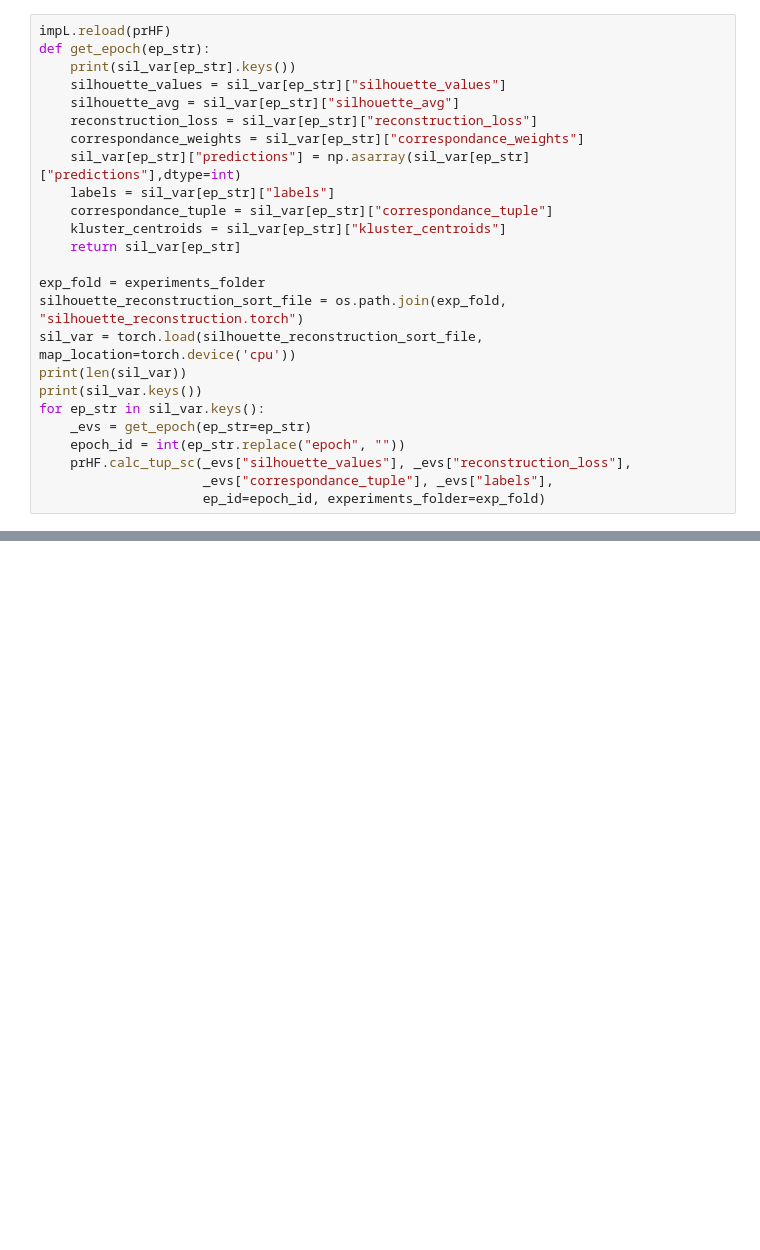
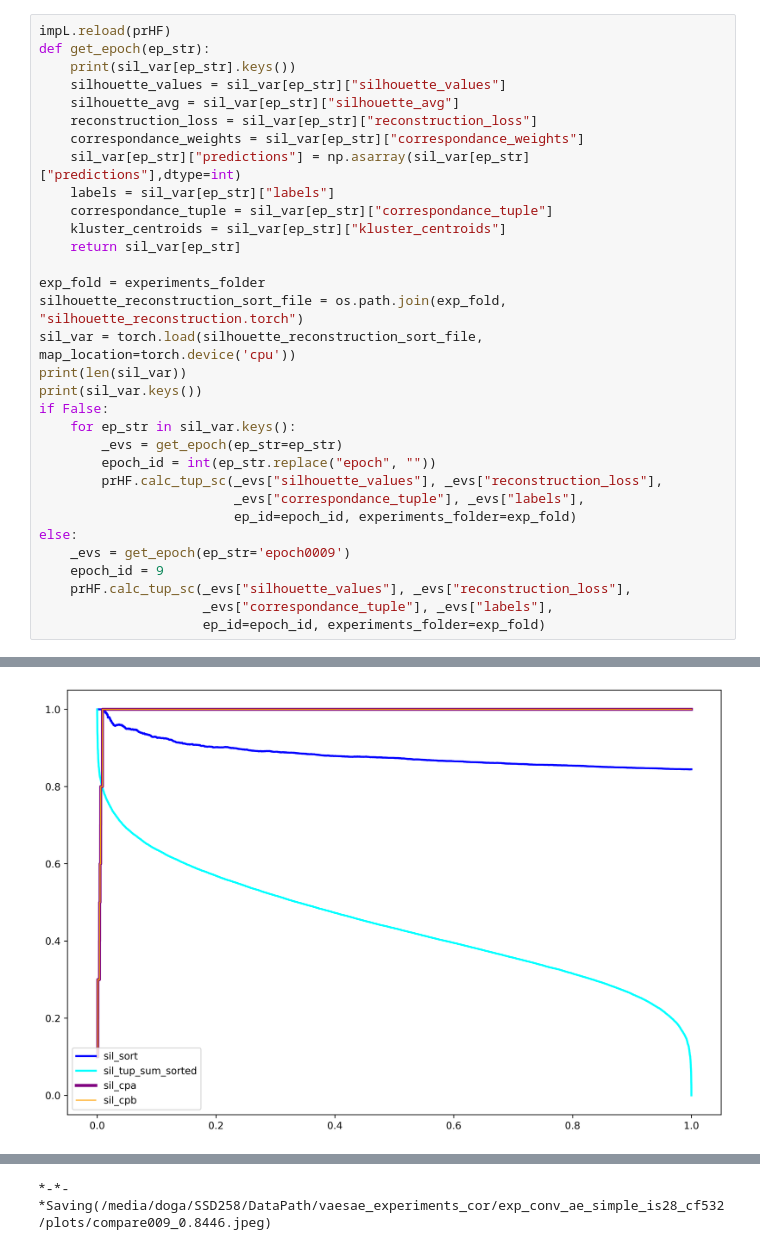
Before and after one commit to dogasiyli-boun/keyhandshapediscovery, a Jupyter notebook: ipynb/study_sihouette_better.ipynb, the cells around one changed output, grey strips where cells are left out. Drawn from its saved outputs; the diff is of its cells as text; blank space fills up the shorter version.

Commit message:
analyze_reconstruction_values
run 543 from ws

```diff
--- a/ipynb/study_sihouette_better.ipynb
+++ b/ipynb/study_sihouette_better.ipynb
@@ -51,9 +64,17 @@ silhouette_reconstruction_sort_file = os.path.join(exp_fold, "silhouette_reconst
 sil_var = torch.load(silhouette_reconstruction_sort_file, map_location=torch.device('cpu'))
 print(len(sil_var))
 print(sil_var.keys())
-for ep_str in sil_var.keys():
-    _evs = get_epoch(ep_str=ep_str)
-    epoch_id = int(ep_str.replace("epoch", ""))
+if False:
+    for ep_str in sil_var.keys():
+        _evs = get_epoch(ep_str=ep_str)
+        epoch_id = int(ep_str.replace("epoch", ""))
+        prHF.calc_tup_sc(_evs["silhouette_values"], _evs["reconstruction_loss"],
+                         _evs["correspondance_tuple"], _evs["labels"],
+                         ep_id=epoch_id, experiments_folder=exp_fold)
+else:
+    _evs = get_epoch(ep_str='epoch0009')
+    epoch_id = 9
     prHF.calc_tup_sc(_evs["silhouette_values"], _evs["reconstruction_loss"],
                      _evs["correspondance_tuple"], _evs["labels"],
                      ep_id=epoch_id, experiments_folder=exp_fold)
+# %% [output]
@@ -59,0 +93 @@ for ep_str in sil_var.keys():
+[figure, added]
@@ -59,0 +96 @@ for ep_str in sil_var.keys():
+*-*-*Saving(/media/doga/SSD258/DataPath/vaesae_experiments_cor/exp_conv_ae_simple_is28_cf532/plots/compare009_0.8446.jpeg)
```
Also changed, not shown: parts of 10 cells of this notebook, 3 other files.
